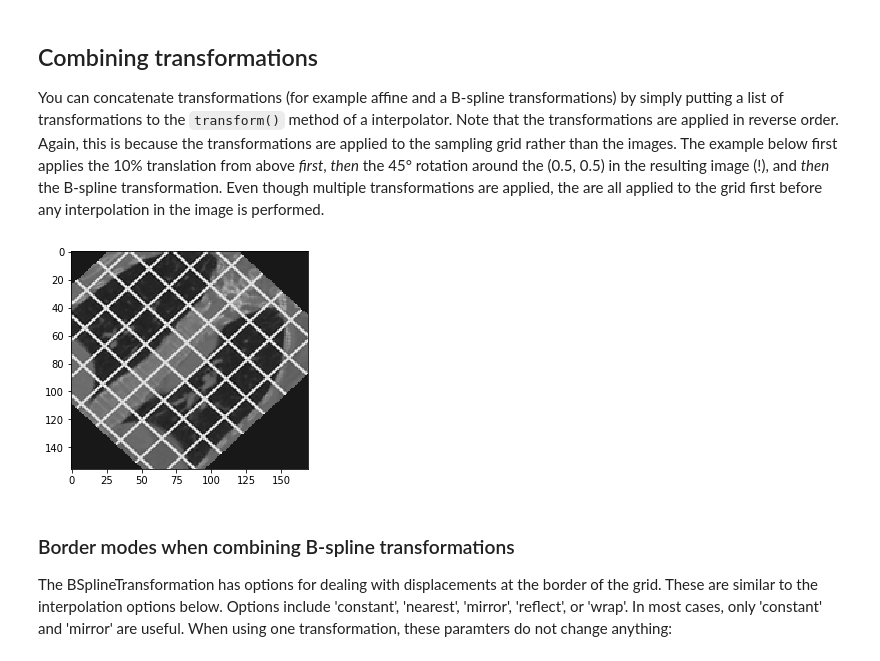
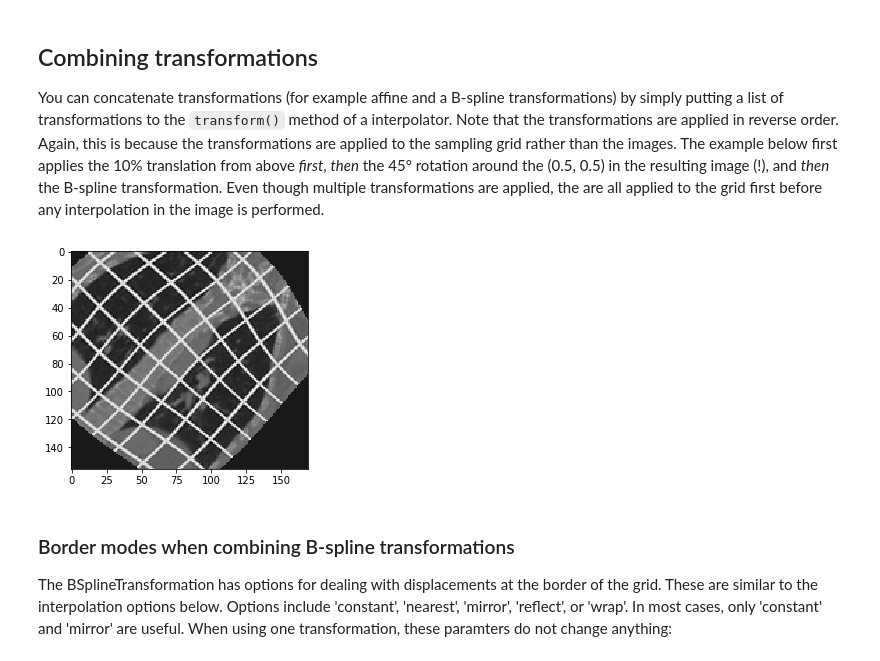
Before and after one commit to tueimage/gryds, a Jupyter notebook: notebooks/tutorial.ipynb, the cells around one changed output. Saved outputs shown, nothing was run; the diff lists cells and outputs as text; code cells hidden in the pictures.

Commit message:
Changes to README and notebook to highlight grid transformations

```diff
--- a/notebooks/tutorial.ipynb
+++ b/notebooks/tutorial.ipynb
@@ -198,11 +235,11 @@ ax[1].set_title('$u_y$');
 
 You can concatenate transformations (for example affine and a B-spline transformations) by simply putting a list of transformations to the `transform()` method of a interpolator. Note that the transformations are applied in reverse order. Again, this is because the transformations are applied to the sampling grid rather than the images. The example below first applies the 10% translation from above *first*, *then* the 45° rotation around the (0.5, 0.5) in the resulting image (!), and *then* the B-spline transformation. Even though multiple transformations are applied, the are all applied to the grid first before any interpolation in the image is performed.
 # %%
-composed = tr.ComposedTransformation(my_rotation, my_translation)
+composed = tr.ComposedTransformation(my_bspline_transformation, my_rotation, my_translation)
 twice_transformed_image = my_image_interpolator.transform(composed)
 plt.imshow(twice_transformed_image);
 # %% [output]
-[figure, old version]
+[figure, new version]
 # %% [markdown]
 ### Border modes when combining B-spline transformations
 
```
Also changed, not shown: parts of 12 cells of this notebook, 3 other files.
